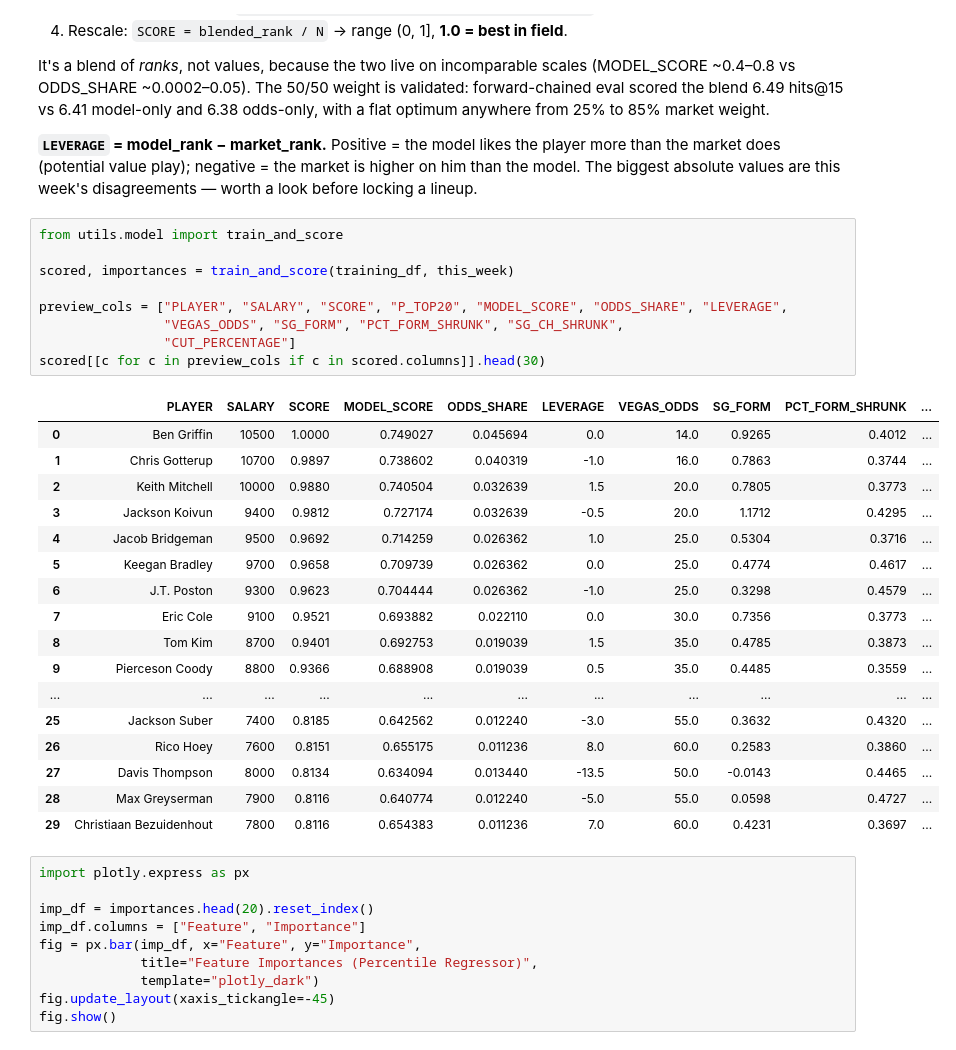
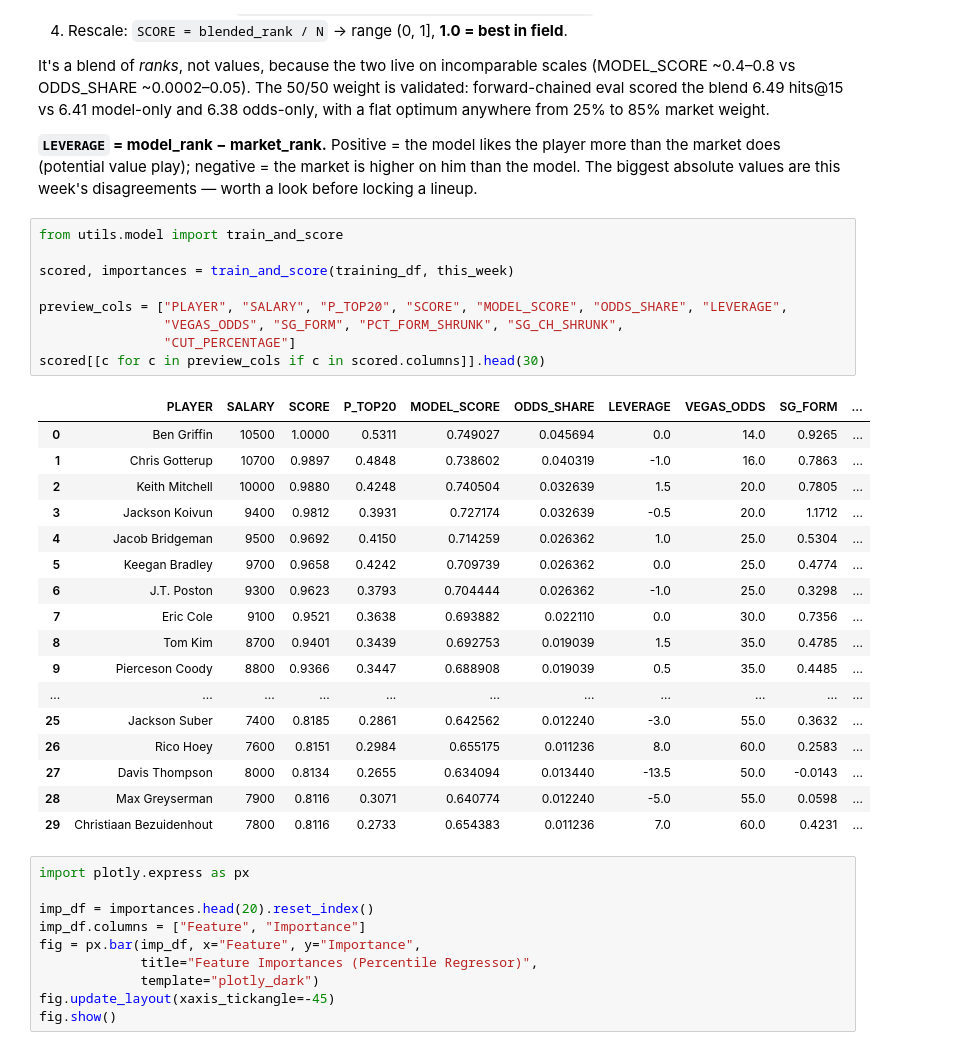
Before and after one commit to milleranalytics/pga-dk, a Jupyter notebook: pga-dk.ipynb, the cells around one changed output. Cells and saved outputs as stored; diff of their text form.

```diff
--- a/pga-dk.ipynb
+++ b/pga-dk.ipynb
@@ -690,30 +690,30 @@ worth a look before locking a lineup.
 # %%
 from utils.model import train_and_score
 
 scored, importances = train_and_score(training_df, this_week)
 
-preview_cols = ["PLAYER", "SALARY", "SCORE", "P_TOP20", "MODEL_SCORE", "ODDS_SHARE", "LEVERAGE",
+preview_cols = ["PLAYER", "SALARY", "P_TOP20", "SCORE", "MODEL_SCORE", "ODDS_SHARE", "LEVERAGE",
                 "VEGAS_ODDS", "SG_FORM", "PCT_FORM_SHRUNK", "SG_CH_SHRUNK",
                 "CUT_PERCENTAGE"]
 scored[[c for c in preview_cols if c in scored.columns]].head(30)
 # %% [output]
-|  | PLAYER | SALARY | SCORE | MODEL_SCORE | ODDS_SHARE | LEVERAGE | VEGAS_ODDS | SG_FORM | PCT_FORM_SHRUNK | ... |
-| 0 | Ben Griffin | 10500 | 1.0000 | 0.749027 | 0.045694 | 0.0 | 14.0 | 0.9265 | 0.4012 | ... |
-| 1 | Chris Gotterup | 10700 | 0.9897 | 0.738602 | 0.040319 | -1.0 | 16.0 | 0.7863 | 0.3744 | ... |
-| 2 | Keith Mitchell | 10000 | 0.9880 | 0.740504 | 0.032639 | 1.5 | 20.0 | 0.7805 | 0.3773 | ... |
-| 3 | Jackson Koivun | 9400 | 0.9812 | 0.727174 | 0.032639 | -0.5 | 20.0 | 1.1712 | 0.4295 | ... |
-| 4 | Jacob Bridgeman | 9500 | 0.9692 | 0.714259 | 0.026362 | 1.0 | 25.0 | 0.5304 | 0.3716 | ... |
-| 5 | Keegan Bradley | 9700 | 0.9658 | 0.709739 | 0.026362 | 0.0 | 25.0 | 0.4774 | 0.4617 | ... |
-| 6 | J.T. Poston | 9300 | 0.9623 | 0.704444 | 0.026362 | -1.0 | 25.0 | 0.3298 | 0.4579 | ... |
-| 7 | Eric Cole | 9100 | 0.9521 | 0.693882 | 0.022110 | 0.0 | 30.0 | 0.7356 | 0.3773 | ... |
-| 8 | Tom Kim | 8700 | 0.9401 | 0.692753 | 0.019039 | 1.5 | 35.0 | 0.4785 | 0.3873 | ... |
-| 9 | Pierceson Coody | 8800 | 0.9366 | 0.688908 | 0.019039 | 0.5 | 35.0 | 0.4485 | 0.3559 | ... |
+|  | PLAYER | SALARY | SCORE | P_TOP20 | MODEL_SCORE | ODDS_SHARE | LEVERAGE | VEGAS_ODDS | SG_FORM | ... |
+| 0 | Ben Griffin | 10500 | 1.0000 | 0.5311 | 0.749027 | 0.045694 | 0.0 | 14.0 | 0.9265 | ... |
+| 1 | Chris Gotterup | 10700 | 0.9897 | 0.4848 | 0.738602 | 0.040319 | -1.0 | 16.0 | 0.7863 | ... |
+| 2 | Keith Mitchell | 10000 | 0.9880 | 0.4248 | 0.740504 | 0.032639 | 1.5 | 20.0 | 0.7805 | ... |
+| 3 | Jackson Koivun | 9400 | 0.9812 | 0.3931 | 0.727174 | 0.032639 | -0.5 | 20.0 | 1.1712 | ... |
+| 4 | Jacob Bridgeman | 9500 | 0.9692 | 0.4150 | 0.714259 | 0.026362 | 1.0 | 25.0 | 0.5304 | ... |
+| 5 | Keegan Bradley | 9700 | 0.9658 | 0.4242 | 0.709739 | 0.026362 | 0.0 | 25.0 | 0.4774 | ... |
+| 6 | J.T. Poston | 9300 | 0.9623 | 0.3793 | 0.704444 | 0.026362 | -1.0 | 25.0 | 0.3298 | ... |
+| 7 | Eric Cole | 9100 | 0.9521 | 0.3638 | 0.693882 | 0.022110 | 0.0 | 30.0 | 0.7356 | ... |
+| 8 | Tom Kim | 8700 | 0.9401 | 0.3439 | 0.692753 | 0.019039 | 1.5 | 35.0 | 0.4785 | ... |
+| 9 | Pierceson Coody | 8800 | 0.9366 | 0.3447 | 0.688908 | 0.019039 | 0.5 | 35.0 | 0.4485 | ... |
 | ... | ... | ... | ... | ... | ... | ... | ... | ... | ... | ... |
-| 25 | Jackson Suber | 7400 | 0.8185 | 0.642562 | 0.012240 | -3.0 | 55.0 | 0.3632 | 0.4320 | ... |
-| 26 | Rico Hoey | 7600 | 0.8151 | 0.655175 | 0.011236 | 8.0 | 60.0 | 0.2583 | 0.3860 | ... |
-| 27 | Davis Thompson | 8000 | 0.8134 | 0.634094 | 0.013440 | -13.5 | 50.0 | -0.0143 | 0.4465 | ... |
-| 28 | Max Greyserman | 7900 | 0.8116 | 0.640774 | 0.012240 | -5.0 | 55.0 | 0.0598 | 0.4727 | ... |
-| 29 | Christiaan Bezuidenhout | 7800 | 0.8116 | 0.654383 | 0.011236 | 7.0 | 60.0 | 0.4231 | 0.3697 | ... |
+| 25 | Jackson Suber | 7400 | 0.8185 | 0.2861 | 0.642562 | 0.012240 | -3.0 | 55.0 | 0.3632 | ... |
+| 26 | Rico Hoey | 7600 | 0.8151 | 0.2984 | 0.655175 | 0.011236 | 8.0 | 60.0 | 0.2583 | ... |
+| 27 | Davis Thompson | 8000 | 0.8134 | 0.2655 | 0.634094 | 0.013440 | -13.5 | 50.0 | -0.0143 | ... |
+| 28 | Max Greyserman | 7900 | 0.8116 | 0.3071 | 0.640774 | 0.012240 | -5.0 | 55.0 | 0.0598 | ... |
+| 29 | Christiaan Bezuidenhout | 7800 | 0.8116 | 0.2733 | 0.654383 | 0.011236 | 7.0 | 60.0 | 0.4231 | ... |
 # %%
 import plotly.express as px
 
```
Also changed, not shown: parts of 2 cells of this notebook, 4 other files.
